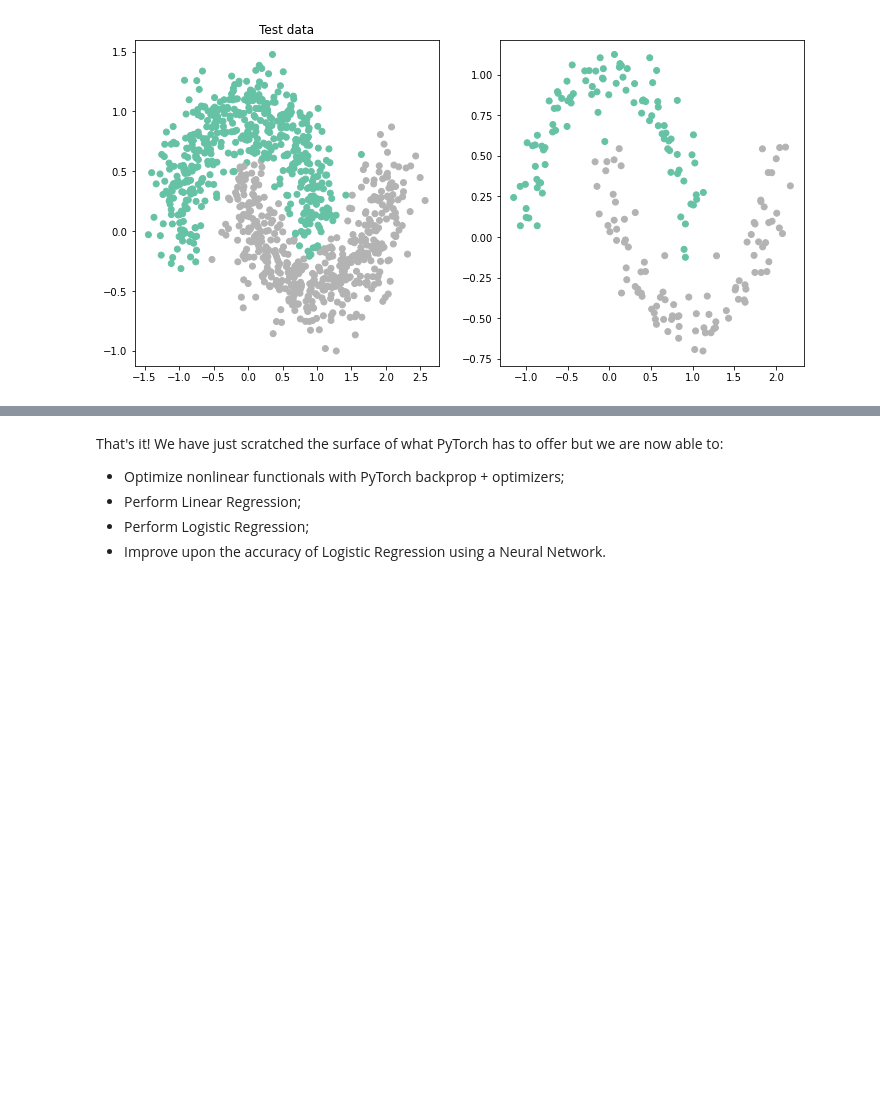
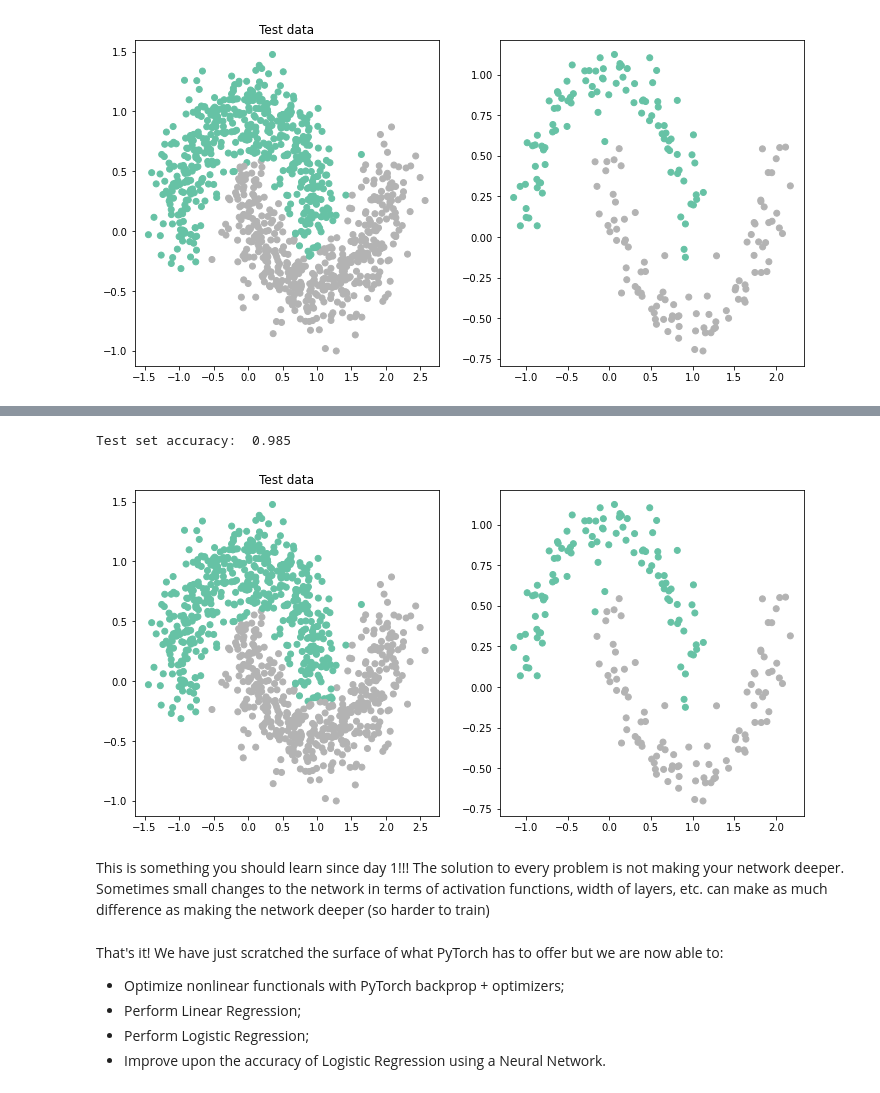
Before and after one commit to DIG-Kaust/MLgeoscience, a Jupyter notebook: labs/2_BasicPytorch.ipynb, the cells around one changed output, grey strips where cells are left out. Saved outputs shown, nothing was run; the diff lists cells and outputs as text; code cells hidden in the pictures; blank space fills up the shorter version.

```diff
--- a/labs/1_BasicPytorch.ipynb
+++ b/labs/2_BasicPytorch.ipynb
@@ -697,12 +697,11 @@ class SingleHiddenLayerNetwork(nn.Module):
         super(SingleHiddenLayerNetwork, self).__init__()
         self.hidden_1 = nn.Linear(I, H, bias=True)
         self.output = nn.Linear(H, O, bias=True)
-        self.relu = nn.Sigmoid()
         self.sigmoid = nn.Sigmoid()
 
     def forward(self, x):
         z1 = self.hidden_1(x)
-        a1 = self.relu(z1)
+        a1 = self.sigmoid(z1)
         z2 = self.output(a1)
         a2 = self.sigmoid(z2)
         return a2
@@ -818,0 +820,30 @@ Test set accuracy:  0.99
+# %%
+class SingleHiddenLayerNetwork(nn.Module):
+    def __init__(self, I, H, O):
+        super(SingleHiddenLayerNetwork, self).__init__()
+        self.hidden_1 = nn.Linear(I, H, bias=True)
+        self.output = nn.Linear(H, O, bias=True)
+        self.sigmoid = nn.Sigmoid()
+        # Add relu
+        self.relu = nn.ReLU()
+
+
+    def forward(self, x):
+        z1 = self.hidden_1(x)
+        a1 = self.relu(z1) # use relu
+        z2 = self.output(a1)
+        a2 = self.sigmoid(z2)
+        return a2
+# %%
+set_seed(42)
+
+network = SingleHiddenLayerNetwork(2, 8, 1)
+bce_loss = nn.BCELoss()
+optim = torch.optim.SGD(network.parameters(), lr=1)
+
+for i in range(1000):
+    train_loss, train_accuracy = train(network, bce_loss, optim, train_loader)
+    test_loss, test_accuracy = evaluate(network, bce_loss, test_loader)
+
+    if i % 100 == 0:
+        print(f'Epoch {i}, Training Loss {train_loss.item():.2f}, Training Accuracy {train_accuracy:.2f}, Test Loss {test_loss.item():.2f}, Test Accuracy {test_accuracy:.2f}')
@@ -819,3 +861,20 @@ Test set accuracy:  0.99
+# %%
+network.eval()
+with torch.no_grad():
+    a_train = network(X_train)
+    a_test = network(X_test)
+print("Test set accuracy: ", accuracy_score(y_test, np.where(a_test[:, 0].numpy()>0.5, 1, 0)))
+
+fig, ax = plt.subplots(1, 2, figsize=(12, 6))
+ax[0].scatter(X_train[:, 0], X_train[:, 1], c=np.where(a_train[:, 0].numpy()>0.5, 1, 0), cmap='Set2')
+ax[0].set_title('Train data')
+ax[1].scatter(X_test[:, 0], X_test[:, 1], c=np.where(a_test[:, 0].numpy()>0.5, 1, 0), cmap='Set2')
+ax[0].set_title('Test data');
+# %% [output]
+Test set accuracy:  0.985
+[figure, added]
+# %% [markdown]
+This is something you should learn since day 1!!! The solution to every problem is not making your network deeper. Sometimes small changes to the network in terms of activation functions, width of layers, etc. can make as much difference as making the network deeper (so harder to train)
 # %% [markdown]
 That's it! We have just scratched the surface of what PyTorch has to offer but we are now able to:
 
```
Also changed, not shown: parts of 2 cells of this notebook, 2 other files.
